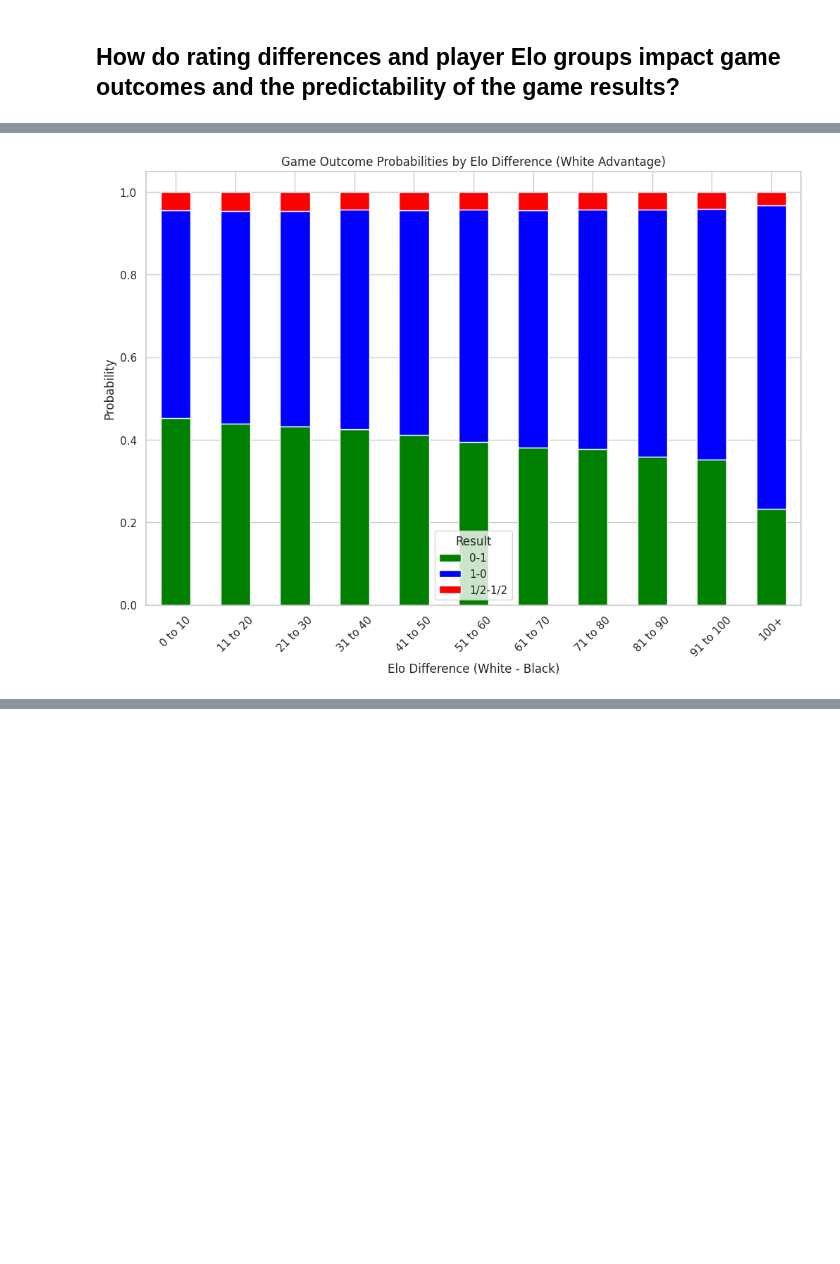
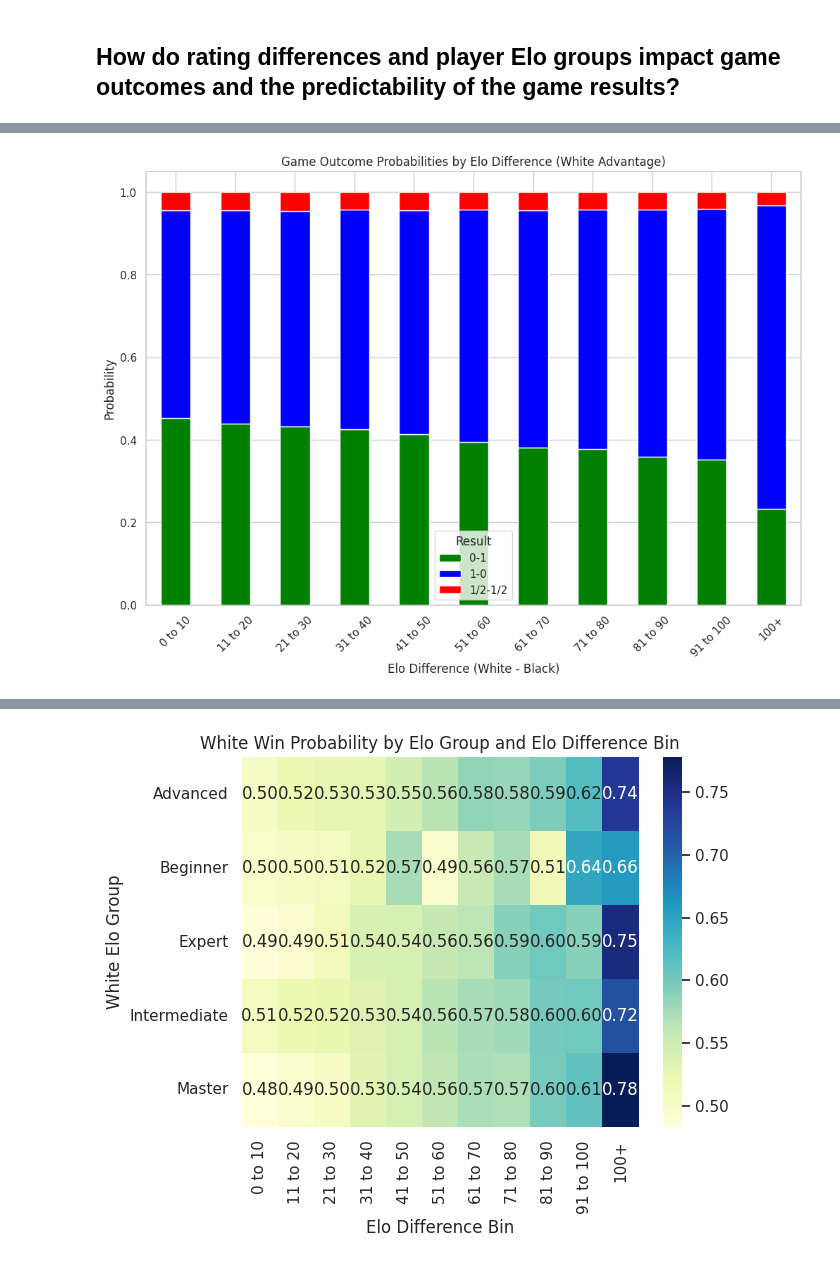
Before and after one commit to ktranfaglia1/DSCI470, a Jupyter notebook: TheProject/ChessAnalysis.ipynb, the cells around one changed output, grey strips where cells are left out. Cells and saved outputs as stored; diff of their text form; code cells hidden in the pictures; blank space fills up the shorter version.

Commit message:
Added modeling for Q2 and many visualizations. Q2 now complete!

```diff
--- a/TheProject/ChessAnalysis.ipynb
+++ b/TheProject/ChessAnalysis.ipynb
@@ -400,9 +404,9 @@ outcome_probs_by_diff = (
     .unstack(fill_value=0)
     .drop(columns='*', errors='ignore')
 )
-print("\nWin Probability by Elo Difference\n", outcome_probs_by_diff)
+print("\nWhite win Probability by Elo Difference\n", outcome_probs_by_diff)
 
-outcome_probs_by_diff.plot(kind='bar', stacked=True, figsize=(12, 8), color=['green','blue', 'red'])
+outcome_probs_by_diff.plot(kind='bar', stacked=True, figsize=(12, 8), color=['green', 'blue', 'red'])
 plt.title('Game Outcome Probabilities by Elo Difference (White Advantage)')
 plt.xlabel('Elo Difference (White - Black)')
 plt.ylabel('Probability')
@@ -410,20 +414,91 @@ plt.legend(title='Result')
 plt.xticks(rotation=45)
 plt.show()
 
+
 # Calculate outcome probabilities for each Elo range and Elo difference bin
 outcome_probs_by_elo_and_diff = (
-    df_chess.groupby(['WhiteEloGroup', 'EloDiffBin'])['Result']
+    df_chess.groupby(['WhiteEloGroup', 'EloDiffBin'], observed=False)['Result']
     .value_counts(normalize=True)
     .unstack(fill_value=0)
     .drop(columns='*', errors='ignore')
 )
-print("\nWin Probability for each Elo Group by Elo Difference\n", outcome_probs_by_elo_and_diff)
+print("\nWhite win Probability for each Elo Group by Elo Difference\n", outcome_probs_by_elo_and_diff)
+
+sns.heatmap(outcome_probs_by_elo_and_diff.loc[:, '1-0'].unstack(), annot=True, fmt=".2f", cmap="YlGnBu")
+plt.title('White Win Probability by Elo Group and Elo Difference Bin')
+plt.xlabel('Elo Difference Bin')
+plt.ylabel('White Elo Group')
+plt.show()
 
 # Calculate win ratios by EloDiffBin
 df_chess['WhiteWinProbability'] = df_chess['Result'].apply(lambda x: 1 if x == '1-0' else 0)
 win_ratios = (
-    df_chess.groupby('EloDiffBin')['IsWin']
+    df_chess.groupby('EloDiffBin', observed=False)['WhiteWinProbability']
     .mean()
 )
-print(win_ratios)
+print("\nWhite win ratios for each Elo Group by Elo Difference\n", win_ratios)
+
+win_ratios.plot(kind='line', marker='o', color='green', figsize=(10, 6))
+plt.title('White Win Ratios by Elo Difference Bin')
+plt.xlabel('Elo Difference (White - Black)')
+plt.ylabel('White Win Probability')
+plt.grid(True)
+plt.show()
+
+# Convert categorical results to binary values
+df_chess['BinaryResult'] = df_chess['Result'].apply(lambda x: 1 if x == '1-0' else 0)
+
+# Select features and labels for model input
+X = df_chess[['EloDifference']]
+y = df_chess['BinaryResult']
+
+# Split the data into training and testing sets
+X_train, X_test, y_train, y_test = train_test_split(X, y, test_size=0.2, random_state=42)
+
+# Train the logistic regression model
+binary_result_model = LogisticRegression()
+binary_result_model.fit(X_train, y_train)
+
+# Evaluate the model on the test data
+binary_result_predictions = binary_result_model.predict(X_test)
+binary_result_accuracy = accuracy_score(y_test, binary_result_predictions)
+print("Binary Result Model Classification Report:\n", classification_report(y_test, binary_result_predictions), "Binary Result Model Accuracy:", binary_result_accuracy)
+
+# Binary model confusion matrix
+ConfusionMatrixDisplay.from_predictions(y_test, binary_result_predictions)
+plt.title('Confusion Matrix for Binary Result Model')
+plt.show()
+
+# Convert categorical results to numeric values (1 = White win, 0 = Draw, -1 = Black win)
+df_chess['NumericResult'] = df_chess['Result'].map({'1-0': 1, '1/2-1/2': 0, '0-1': -1})
+
+# Drop rows where 'NumericResult' is NaN
+df_chess = df_chess.dropna(subset=['NumericResult'])
+
+# Select features and labels for model input
+features = df_chess[['EloDifference', 'WhiteElo', 'BlackElo']]
+labels = df_chess['NumericResult']
+
+# Split the data into training and testing sets
+X_train, X_test, y_train, y_test = train_test_split(features, labels, test_size=0.2, random_state=42)
+
+# Train the logistic regression model
+multi_result_model = LogisticRegression()
+multi_result_model.fit(X_train, y_train)
+
+# Evaluate the model on the test data and get multi-class result model accuracy
+multi_result_modelpredictions = multi_result_model.predict(X_test)
+multi_result_accuracy = accuracy_score(y_test, multi_result_modelpredictions)
+print("Multi-Class Result Model Classification Report:\n", classification_report(y_test, multi_result_modelpredictions, zero_division=True), "Multi-Class Result Model Accuracy:", multi_result_accuracy)
+
+# Multi-class model confusion matrix
+ConfusionMatrixDisplay.from_predictions(y_test, multi_result_modelpredictions)
+plt.title('Confusion Matrix for Multi-Class Result Model')
+plt.show()
+
+sns.boxplot(x='Result', y='EloDifference', data=df_chess, palette={'1-0': 'green', '1/2-1/2': 'blue', '0-1': 'red'}, legend=False, hue='Result')
+plt.title('Distribution of Elo Differences for Each Game Result')
+plt.xlabel('Game Result')
+plt.ylabel('Elo Difference (White - Black)')
+plt.show()
 # %% [output]
@@ -461,0 +537 @@ Name: IsWin, dtype: float64
+[figure, added]
```
Also changed, not shown: parts of 3 cells of this notebook.
